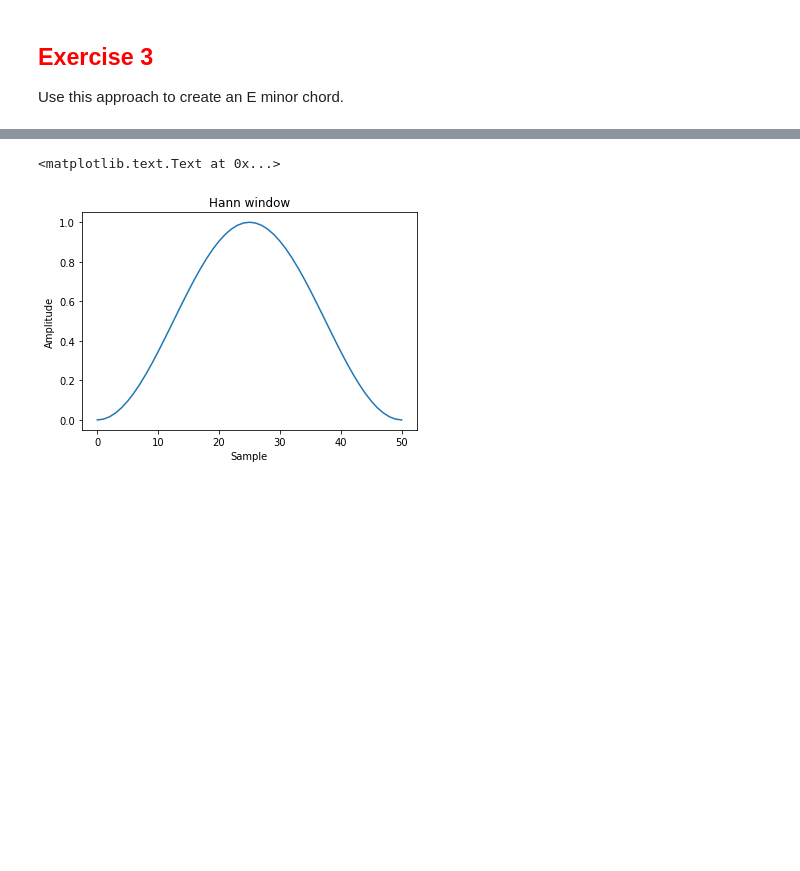
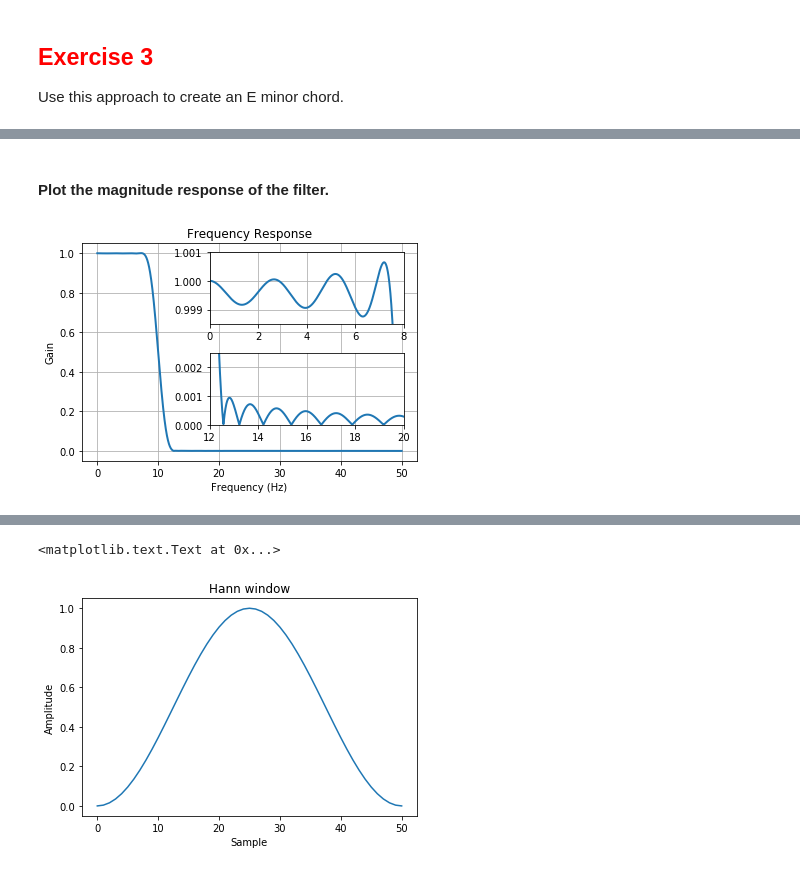
Before and after one commit to yardsale8/musicinformationretrieval.com, a Jupyter notebook: 5_7_frequency_filters_and_the_inverse_fourier_transform.ipynb, the cells around one changed output, grey strips where cells are left out. Cells and saved outputs as stored; diff of their text form; code cells hidden in the pictures; blank space fills up the shorter version.

```diff
--- a/5_7_frequency_filters_and_the_inverse_fourier_transform.ipynb
+++ b/5_7_frequency_filters_and_the_inverse_fourier_transform.ipynb
@@ -158,0 +225,28 @@ Use this approach to create an E minor chord.
+# %% [markdown]
+#### Plot the magnitude response of the filter.
+# %%
+figure(2)
+clf()
+w, h = freqz(taps, worN=8000)
+plot((w/pi)*nyq_rate, absolute(h), linewidth=2)
+xlabel('Frequency (Hz)')
+ylabel('Gain')
+title('Frequency Response')
+ylim(-0.05, 1.05)
+grid(True)
+
+# Upper inset plot.
+ax1 = axes([0.42, 0.6, .45, .25])
+plot((w/pi)*nyq_rate, absolute(h), linewidth=2)
+xlim(0,8.0)
+ylim(0.9985, 1.001)
+grid(True)
+
+# Lower inset plot
+ax2 = axes([0.42, 0.25, .45, .25])
+plot((w/pi)*nyq_rate, absolute(h), linewidth=2)
+xlim(12.0, 20.0)
+ylim(0.0, 0.0025)
+grid(True)
+# %% [output]
+[figure, added]
```
Also changed, not shown: parts of 39 cells of this notebook.
